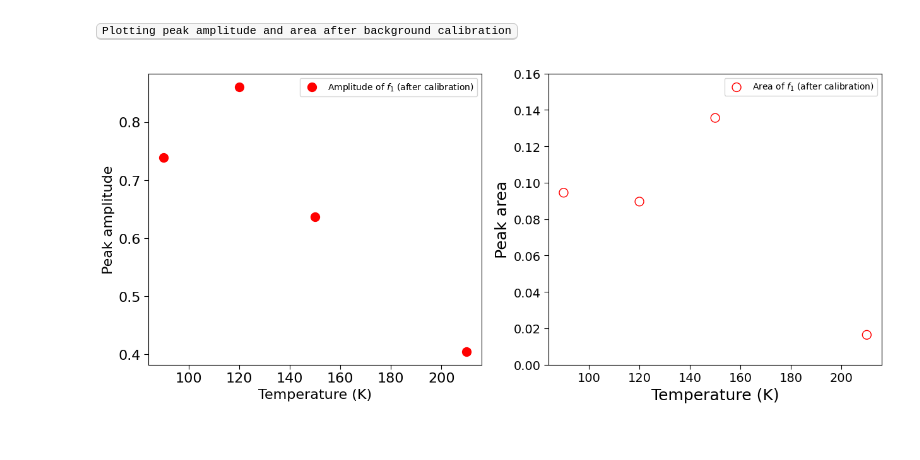
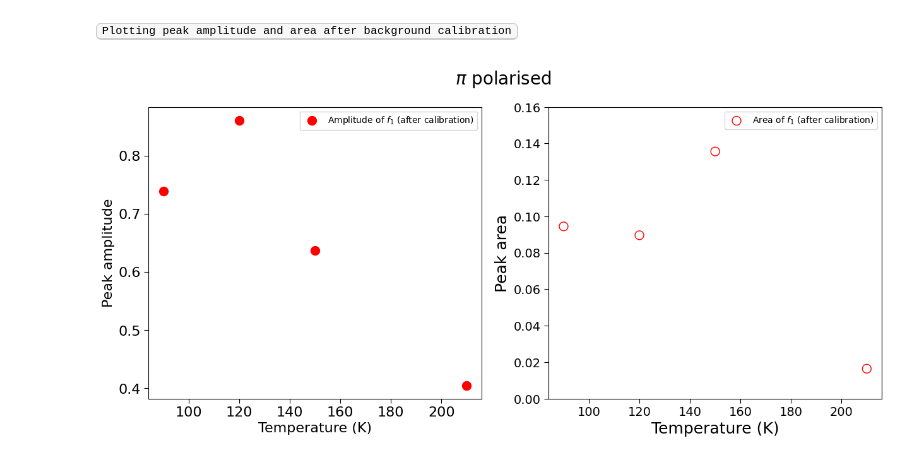
Before and after one commit to JUOM2016/Data-processing, a Jupyter notebook: 20230111_absorption_white_light_OD_parallel_calibrated.ipynb, the cells around one changed output. Drawn from its saved outputs; the diff is of its cells as text; code cells hidden in the pictures.

```diff
--- a/20230111_absorption_white_light_OD_parallel_calibrated.ipynb
+++ b/20230111_absorption_white_light_OD_parallel_calibrated.ipynb
@@ -756,31 +757,32 @@ for index in range(len(temp)):
         peak_area_main[index,0]=temp[index]
 
         peak_amplitude_main[index,1]=peak_amplitude_2_calibrated[index+1]
         peak_area_main[index,1]=peak_area_2_calibrated[index+1]
 
     elif peak_num[index+1] == 3:
         peak_amplitude_main[index,0]=temp[index]
         peak_area_main[index,0]=temp[index]
 
         peak_amplitude_main[index,1]=peak_amplitude_4_calibrated[index+1]
         peak_area_main[index,1]=peak_area_4_calibrated[index+1]
 
 fig, (ax1,ax2) = plt.subplots(1,2,figsize=(15, 6))
 ax1.scatter(peak_amplitude_main[:,0],peak_amplitude_main[:,1],color='r',marker='o',s=100,label='Amplitude of $f_{1}$ (after calibration)')
 ax1.legend()
 ax1.set_xlabel('Temperature (K)',fontsize=16)
 ax1.set_ylabel('Peak amplitude',fontsize=16)
 ax1.tick_params(axis='x',labelsize=16,size=5)
 ax1.tick_params(axis='y',labelsize=16,size=5)
 
 ax2.scatter(peak_area_main[:,0],peak_area_main[:,1],color='r',marker='o',facecolors='none', edgecolors='r',s=100,label='Area of $f_{1}$ (after calibration)')
 ax2.legend()
 ax2.set_xlabel('Temperature (K)',fontsize=18)
 ax2.set_ylabel('Peak area',fontsize=18)
 ax2.tick_params(axis='x',labelsize=14,size=5)
 ax2.tick_params(axis='y',labelsize=14,size=5)
 ax2.set_ylim([0,0.16])
 
+fig.suptitle('$\pi$ polarised',fontsize=20)
 fig.patch.set_facecolor('white')
 # %% [output]
-[figure, old version]
+[figure, new version]
```
Also changed, not shown: parts of 3 cells of this notebook, 1 other file.
